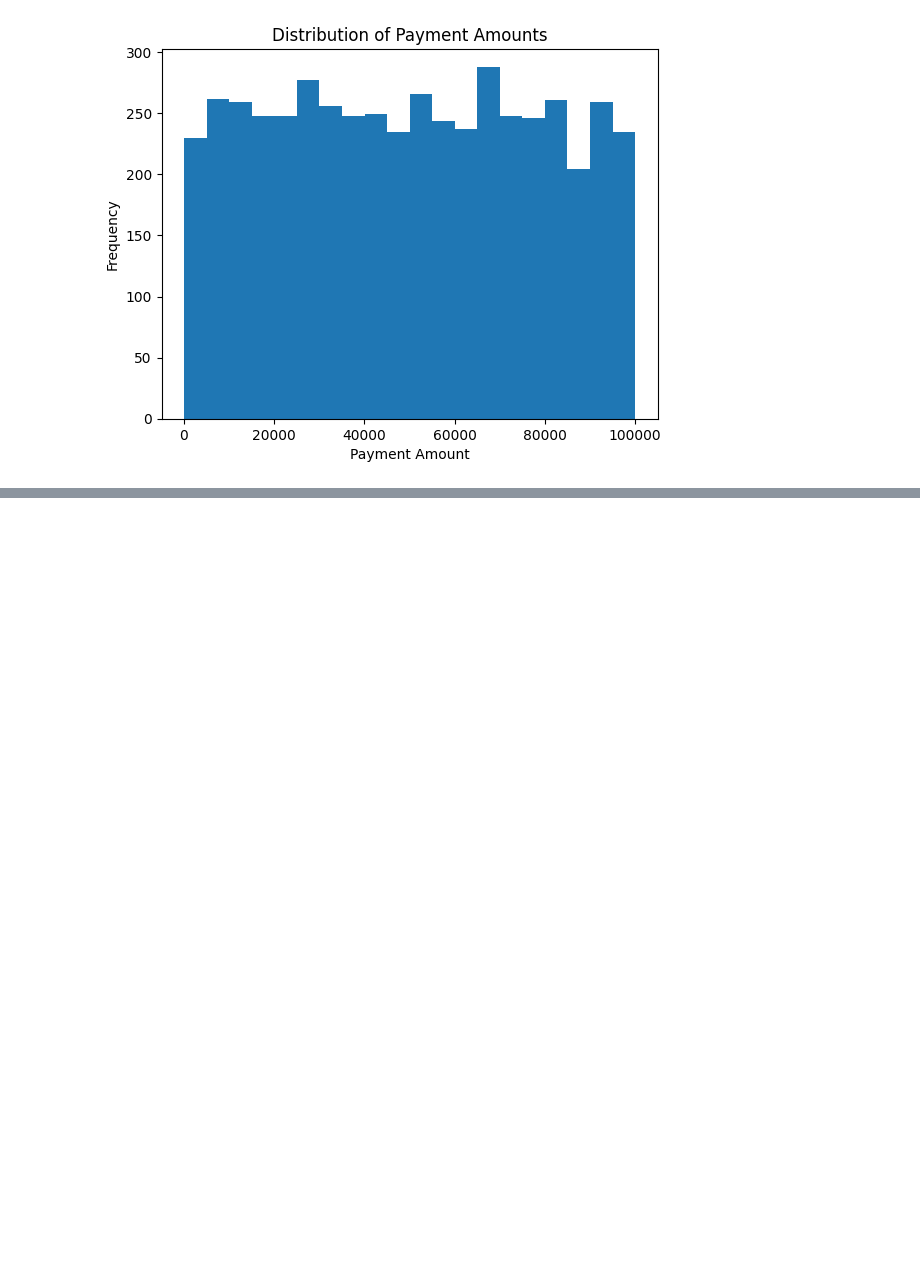
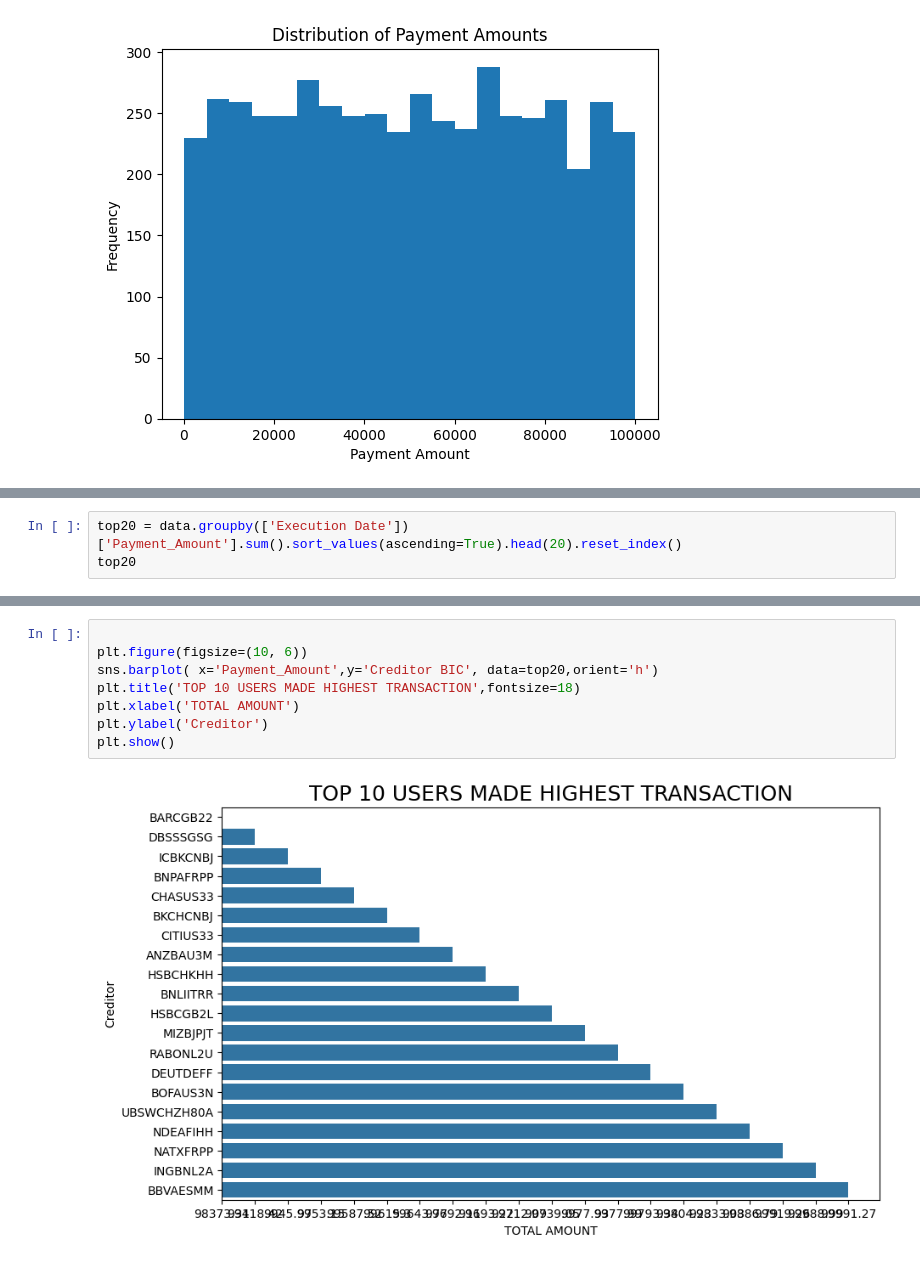
Before and after one commit to vijaykumarharakuni/data_analysis, a Jupyter notebook: Payment_Data.ipynb, the cells around one changed output, grey strips where cells are left out. Drawn from its saved outputs; the diff is of its cells as text; blank space fills up the shorter version.

```diff
--- a/Payment_Data.ipynb
+++ b/Payment_Data.ipynb
@@ -531,0 +631,3 @@ plt.show()
+# %%
+top20 = data.groupby(['Execution Date'])['Payment_Amount'].sum().sort_values(ascending=True).head(20).reset_index()
+top20
@@ -531,0 +701,10 @@ plt.show()
+# %%
+
+plt.figure(figsize=(10, 6))
+sns.barplot( x='Payment_Amount',y='Creditor BIC', data=top20,orient='h')
+plt.title('TOP 10 USERS MADE HIGHEST TRANSACTION',fontsize=18)
+plt.xlabel('TOTAL AMOUNT')
+plt.ylabel('Creditor')
+plt.show()
+# %% [output]
+[figure, added]
```
Also changed, not shown: parts of 19 cells of this notebook.
